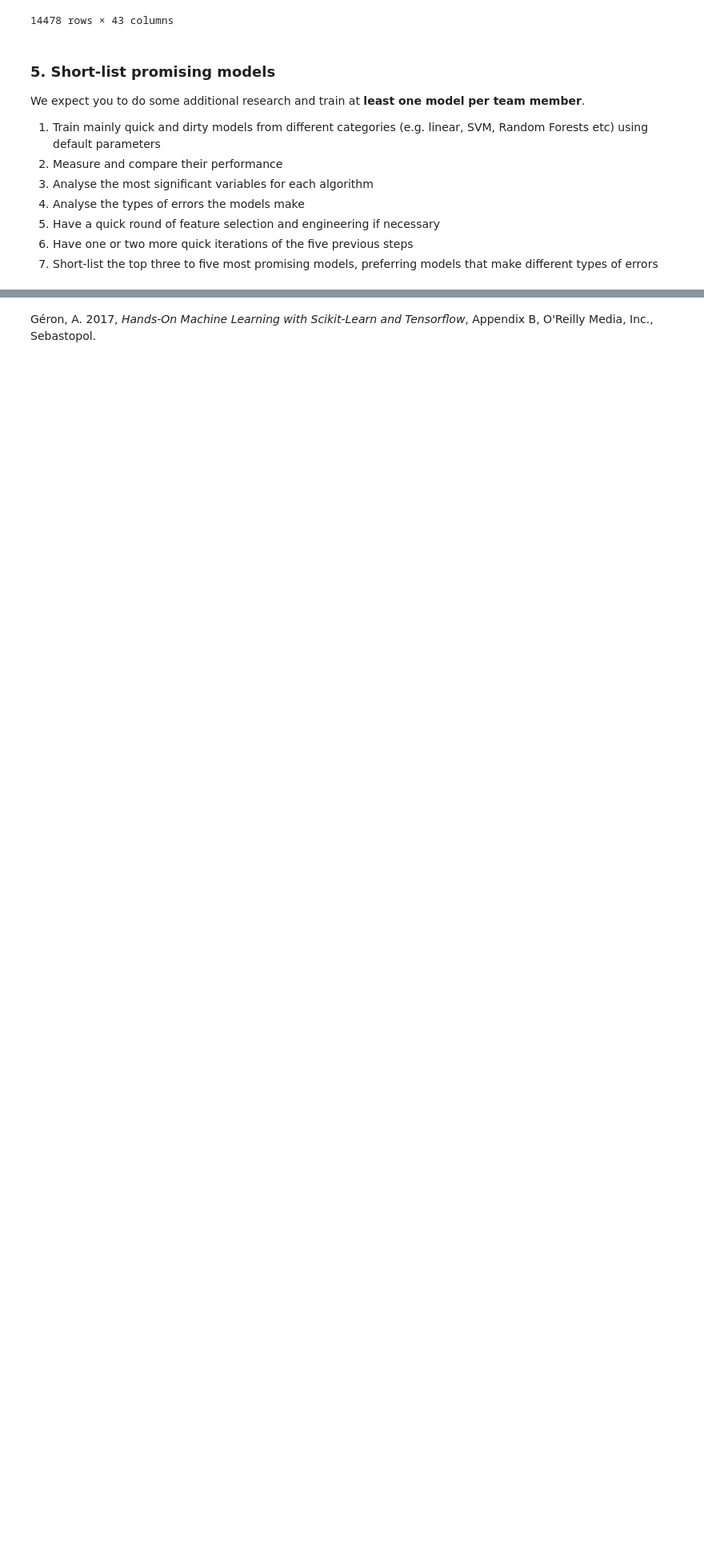
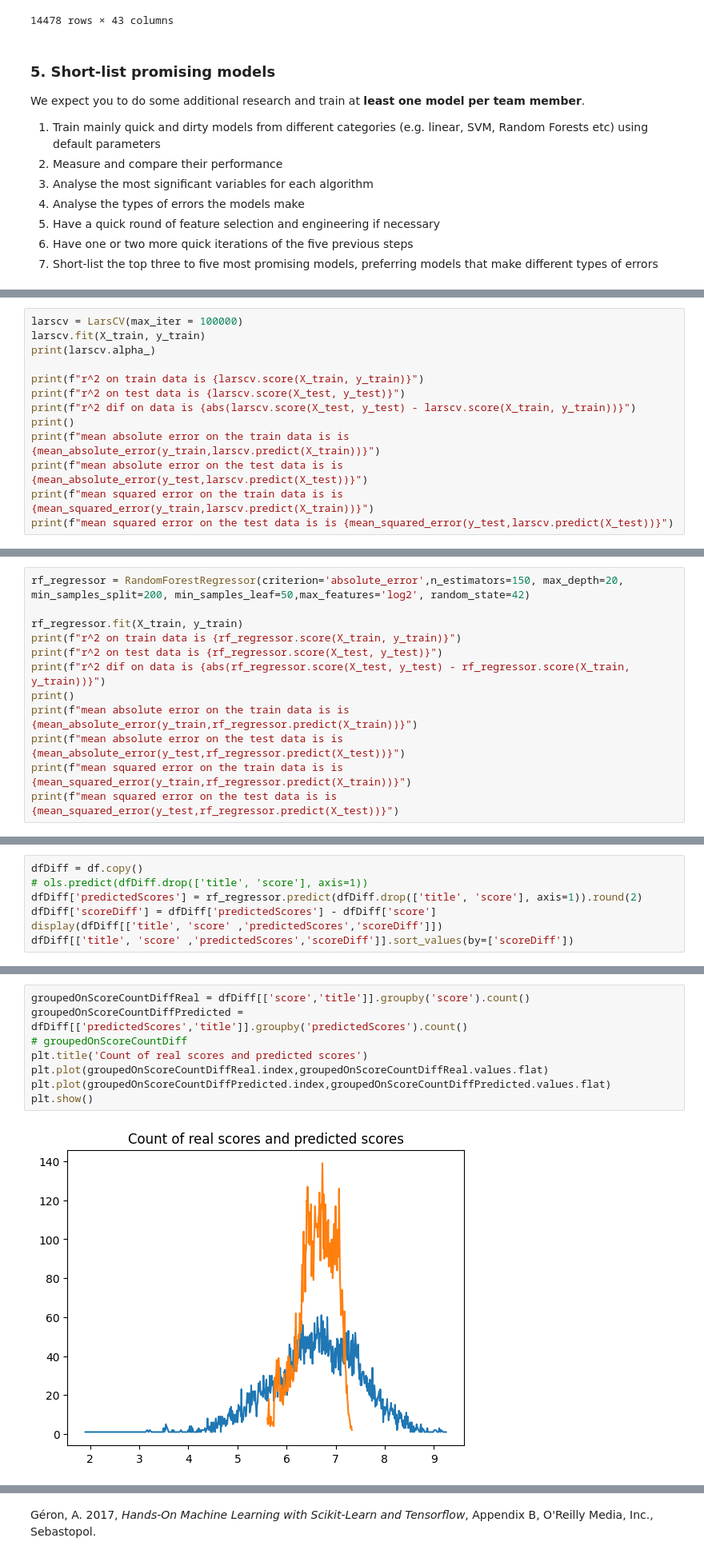
Before and after one commit to ymersod/MAL_Project, a Jupyter notebook: AndersNotebook.ipynb, the cells around one changed output, grey strips where cells are left out. Shown at 80% size. Saved outputs shown, nothing was run; the diff lists cells and outputs as text; blank space fills up the shorter version.

```diff
--- a/AndersNotebook.ipynb
+++ b/AndersNotebook.ipynb
@@ -415,0 +592,13 @@ We expect you to do some additional research and train at **least one model per
+# %%
+larscv = LarsCV(max_iter = 100000)
+larscv.fit(X_train, y_train)
+print(larscv.alpha_)
+
+print(f"r^2 on train data is {larscv.score(X_train, y_train)}")
+print(f"r^2 on test data is {larscv.score(X_test, y_test)}")
+print(f"r^2 dif on data is {abs(larscv.score(X_test, y_test) - larscv.score(X_train, y_train))}")
+print()
+print(f"mean absolute error on the train data is is {mean_absolute_error(y_train,larscv.predict(X_train))}")
+print(f"mean absolute error on the test data is is {mean_absolute_error(y_test,larscv.predict(X_test))}")
+print(f"mean squared error on the train data is is {mean_squared_error(y_train,larscv.predict(X_train))}")
+print(f"mean squared error on the test data is is {mean_squared_error(y_test,larscv.predict(X_test))}")
@@ -415,0 +615,12 @@ We expect you to do some additional research and train at **least one model per
+# %%
+rf_regressor = RandomForestRegressor(criterion='absolute_error',n_estimators=150, max_depth=20, min_samples_split=200, min_samples_leaf=50,max_features='log2', random_state=42)
+
+rf_regressor.fit(X_train, y_train)
+print(f"r^2 on train data is {rf_regressor.score(X_train, y_train)}")
+print(f"r^2 on test data is {rf_regressor.score(X_test, y_test)}")
+print(f"r^2 dif on data is {abs(rf_regressor.score(X_test, y_test) - rf_regressor.score(X_train, y_train))}")
+print()
+print(f"mean absolute error on the train data is is {mean_absolute_error(y_train,rf_regressor.predict(X_train))}")
+print(f"mean absolute error on the test data is is {mean_absolute_error(y_test,rf_regressor.predict(X_test))}")
+print(f"mean squared error on the train data is is {mean_squared_error(y_train,rf_regressor.predict(X_train))}")
+print(f"mean squared error on the test data is is {mean_squared_error(y_test,rf_regressor.predict(X_test))}")
@@ -415,0 +659,7 @@ We expect you to do some additional research and train at **least one model per
+# %%
+dfDiff = df.copy()
+# ols.predict(dfDiff.drop(['title', 'score'], axis=1))
+dfDiff['predictedScores'] = rf_regressor.predict(dfDiff.drop(['title', 'score'], axis=1)).round(2)
+dfDiff['scoreDiff'] = dfDiff['predictedScores'] - dfDiff['score']
+display(dfDiff[['title', 'score' ,'predictedScores','scoreDiff']])
+dfDiff[['title', 'score' ,'predictedScores','scoreDiff']].sort_values(by=['scoreDiff'])
@@ -415,0 +701,10 @@ We expect you to do some additional research and train at **least one model per
+# %%
+groupedOnScoreCountDiffReal = dfDiff[['score','title']].groupby('score').count()
+groupedOnScoreCountDiffPredicted = dfDiff[['predictedScores','title']].groupby('predictedScores').count()
+# groupedOnScoreCountDiff
+plt.title('Count of real scores and predicted scores')
+plt.plot(groupedOnScoreCountDiffReal.index,groupedOnScoreCountDiffReal.values.flat)
+plt.plot(groupedOnScoreCountDiffPredicted.index,groupedOnScoreCountDiffPredicted.values.flat)
+plt.show()
+# %% [output]
+[figure, added]
```
Also changed, not shown: parts of 18 cells of this notebook.
